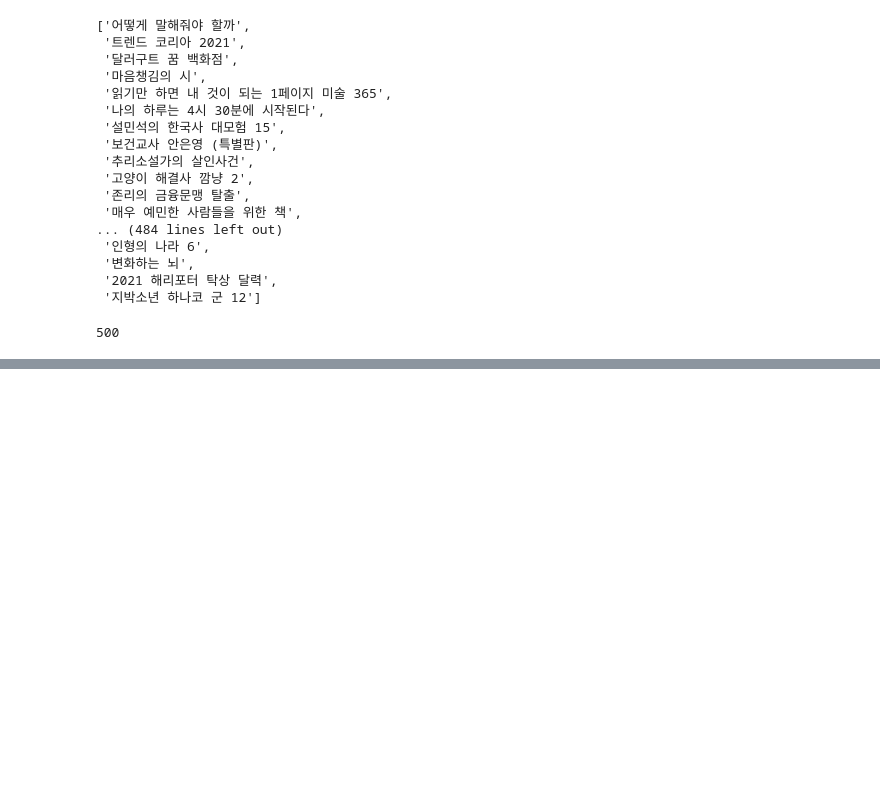
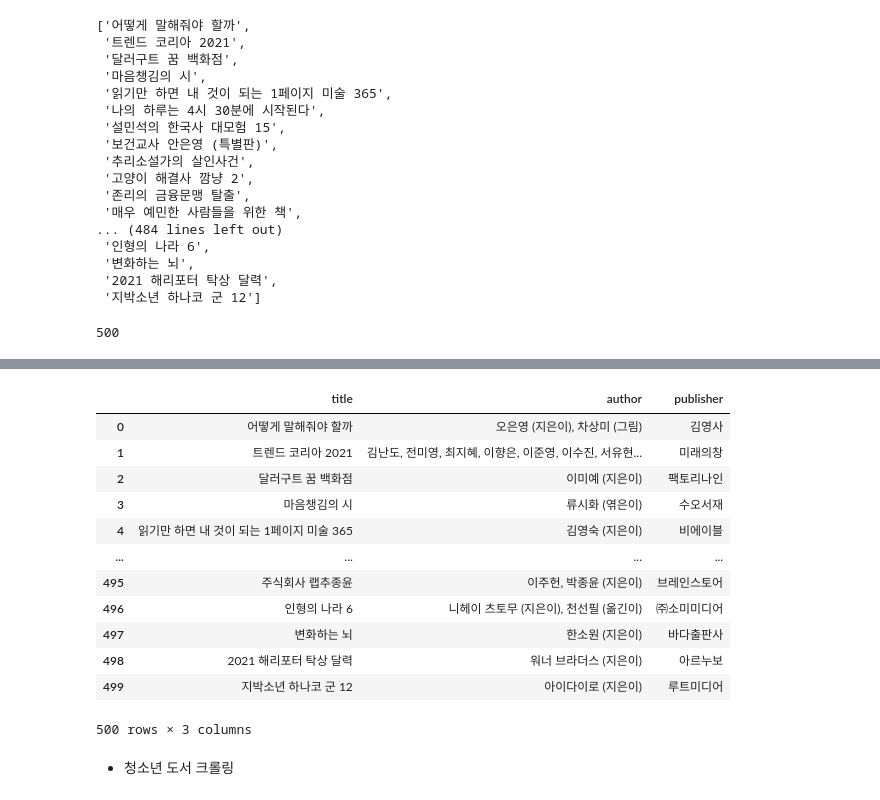
Before and after one commit to Kyounglin-Kim/TIL, a Jupyter notebook: Crawling/final_crawling.ipynb, the cells around one changed output, grey strips where cells are left out. Cells and saved outputs as stored; diff of their text form; code cells hidden in the pictures; blank space fills up the shorter version.

```diff
--- a/Crawling/final_crawling.ipynb
+++ b/Crawling/final_crawling.ipynb
@@ -80,0 +101,11 @@ len(book_list)
+# %%
+split_booklist=[]
+author = []
+publisher =[]
+
+for s in range(len(book_list)):
+    input = book_list[s].split('|')
+    split_booklist.append(input)
+
+    author.append(split_booklist[s][0])
+    publisher.append(split_booklist[s][1])
@@ -81 +134,27 @@ len(book_list)
+# %%
+# 데이터 프레임 만들기
+import pandas as pd
+import pandas as np
+
+no_df = pd.DataFrame({'title' : title,
+                     'author' : author,
+                     'publisher' : publisher})
+# %%
+no_df
+# %% [output]
+|  | title | author | publisher |
+| 0 | 어떻게 말해줘야 할까 | 오은영 (지은이), 차상미 (그림) | 김영사 |
+| 1 | 트렌드 코리아 2021 | 김난도, 전미영, 최지혜, 이향은, 이준영, 이수진, 서유현... | 미래의창 |
+| 2 | 달러구트 꿈 백화점 | 이미예 (지은이) | 팩토리나인 |
+| 3 | 마음챙김의 시 | 류시화 (엮은이) | 수오서재 |
+| 4 | 읽기만 하면 내 것이 되는 1페이지 미술 365 | 김영숙 (지은이) | 비에이블 |
+| ... | ... | ... | ... |
+| 495 | 주식회사 랩추종윤 | 이주헌, 박종윤 (지은이) | 브레인스토어 |
+| 496 | 인형의 나라 6 | 니헤이 츠토무 (지은이), 천선필 (옮긴이) | ㈜소미미디어 |
+| 497 | 변화하는 뇌 | 한소원 (지은이) | 바다출판사 |
+| 498 | 2021 해리포터 탁상 달력 | 워너 브라더스 (지은이) | 아르누보 |
+| 499 | 지박소년 하나코 군 12 | 아이다이로 (지은이) | 루트미디어 |
+500 rows × 3 columns
+# %% [markdown]
+- 청소년 도서 크롤링
 # %%
```
Also changed, not shown: parts of 134 cells of this notebook.
